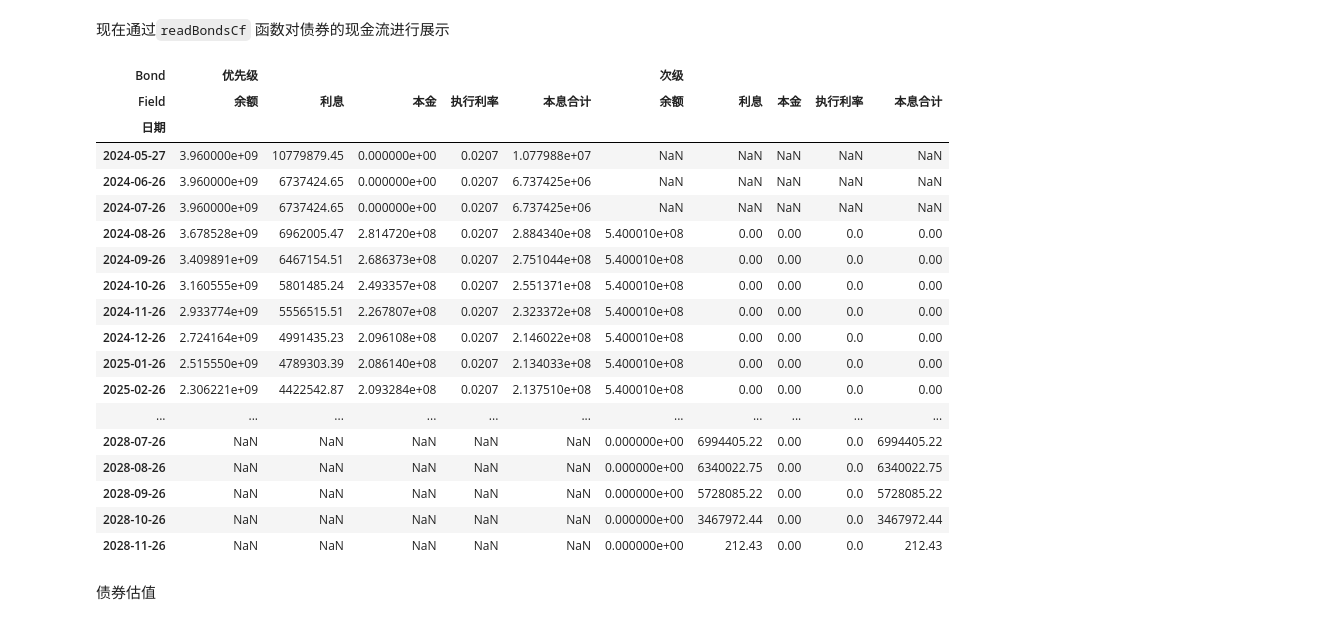
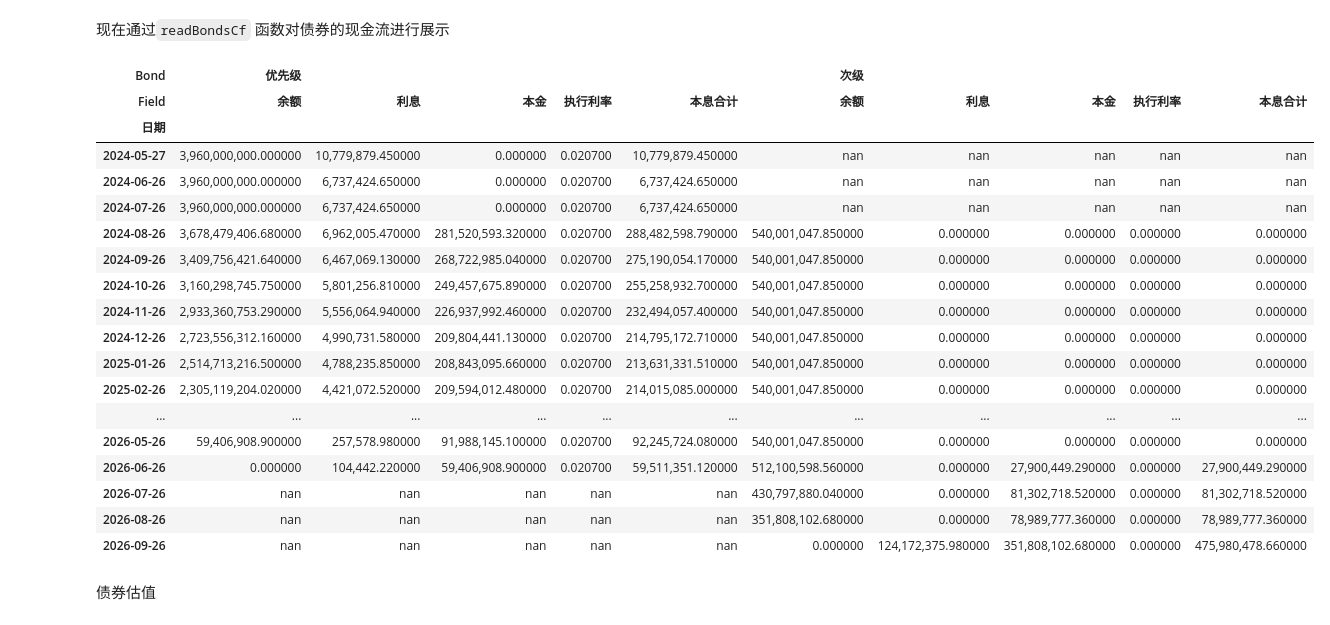
Before and after one commit to yellowbean/pyabs-doc, a Jupyter notebook: docs/source/nbsample/吉时代2024年第一期个人汽车抵押贷款资产支持证券.ipynb, the cells around one changed output. Saved outputs shown, nothing was run; the diff lists cells and outputs as text; code cells hidden in the pictures.

```diff
--- a/docs/source/nbsample/吉时代2024年第一期个人汽车抵押贷款资产支持证券.ipynb
+++ b/docs/source/nbsample/吉时代2024年第一期个人汽车抵押贷款资产支持证券.ipynb
@@ -216,37 +214,39 @@ r = localAPI.run(JSD_AUTO_2024_1
                 ,poolAssump=myAssumption
                  ,runAssump=[("revolving"
                                 ,["constant",revol_asset]
-                                ,("Pool",("Mortgage",{"CDR":0.01},None,None,None)
+                                ,("Pool",("Mortgage",None,None,None,None)
                                           ,None
                                           ,None))
                             ,("pricing",{"date":"2024-04-09"
-                                       ,"curve":[["2024-04-09",0.03]]})]
+                                       ,"curve":[["2024-04-09",0.03]]})
+                            ,("call",{"poolFactor":0.10})
+                            ]
                 ,read=True)
 # %% [markdown]
 现在通过`readBondsCf` 函数对债券的现金流进行展示
 # %%
 from absbox import readBondsCf
 
-readBondsCf(r['bonds'])
+readBondsCf(r['bonds']).style.format(thousands=",")
 # %% [output]
 | Bond | 优先级 |  |  |  |  | 次级 |  |  |  |  |
 | Field | 余额 | 利息 | 本金 | 执行利率 | 本息合计 | 余额 | 利息 | 本金 | 执行利率 | 本息合计 |
 | 日期 |  |  |  |  |  |  |  |  |  |  |
-| 2024-05-27 | 3.960000e+09 | 10779879.45 | 0.000000e+00 | 0.0207 | 1.077988e+07 | NaN | NaN | NaN | NaN | NaN |
-| 2024-06-26 | 3.960000e+09 | 6737424.65 | 0.000000e+00 | 0.0207 | 6.737425e+06 | NaN | NaN | NaN | NaN | NaN |
-| 2024-07-26 | 3.960000e+09 | 6737424.65 | 0.000000e+00 | 0.0207 | 6.737425e+06 | NaN | NaN | NaN | NaN | NaN |
-| 2024-08-26 | 3.678528e+09 | 6962005.47 | 2.814720e+08 | 0.0207 | 2.884340e+08 | 5.400010e+08 | 0.00 | 0.00 | 0.0 | 0.00 |
-| 2024-09-26 | 3.409891e+09 | 6467154.51 | 2.686373e+08 | 0.0207 | 2.751044e+08 | 5.400010e+08 | 0.00 | 0.00 | 0.0 | 0.00 |
-| 2024-10-26 | 3.160555e+09 | 5801485.24 | 2.493357e+08 | 0.0207 | 2.551371e+08 | 5.400010e+08 | 0.00 | 0.00 | 0.0 | 0.00 |
-| 2024-11-26 | 2.933774e+09 | 5556515.51 | 2.267807e+08 | 0.0207 | 2.323372e+08 | 5.400010e+08 | 0.00 | 0.00 | 0.0 | 0.00 |
-| 2024-12-26 | 2.724164e+09 | 4991435.23 | 2.096108e+08 | 0.0207 | 2.146022e+08 | 5.400010e+08 | 0.00 | 0.00 | 0.0 | 0.00 |
-| 2025-01-26 | 2.515550e+09 | 4789303.39 | 2.086140e+08 | 0.0207 | 2.134033e+08 | 5.400010e+08 | 0.00 | 0.00 | 0.0 | 0.00 |
-| 2025-02-26 | 2.306221e+09 | 4422542.87 | 2.093284e+08 | 0.0207 | 2.137510e+08 | 5.400010e+08 | 0.00 | 0.00 | 0.0 | 0.00 |
+| 2024-05-27 | 3,960,000,000.000000 | 10,779,879.450000 | 0.000000 | 0.020700 | 10,779,879.450000 | nan | nan | nan | nan | nan |
+| 2024-06-26 | 3,960,000,000.000000 | 6,737,424.650000 | 0.000000 | 0.020700 | 6,737,424.650000 | nan | nan | nan | nan | nan |
+| 2024-07-26 | 3,960,000,000.000000 | 6,737,424.650000 | 0.000000 | 0.020700 | 6,737,424.650000 | nan | nan | nan | nan | nan |
+| 2024-08-26 | 3,678,479,406.680000 | 6,962,005.470000 | 281,520,593.320000 | 0.020700 | 288,482,598.790000 | 540,001,047.850000 | 0.000000 | 0.000000 | 0.000000 | 0.000000 |
+| 2024-09-26 | 3,409,756,421.640000 | 6,467,069.130000 | 268,722,985.040000 | 0.020700 | 275,190,054.170000 | 540,001,047.850000 | 0.000000 | 0.000000 | 0.000000 | 0.000000 |
+| 2024-10-26 | 3,160,298,745.750000 | 5,801,256.810000 | 249,457,675.890000 | 0.020700 | 255,258,932.700000 | 540,001,047.850000 | 0.000000 | 0.000000 | 0.000000 | 0.000000 |
+| 2024-11-26 | 2,933,360,753.290000 | 5,556,064.940000 | 226,937,992.460000 | 0.020700 | 232,494,057.400000 | 540,001,047.850000 | 0.000000 | 0.000000 | 0.000000 | 0.000000 |
+| 2024-12-26 | 2,723,556,312.160000 | 4,990,731.580000 | 209,804,441.130000 | 0.020700 | 214,795,172.710000 | 540,001,047.850000 | 0.000000 | 0.000000 | 0.000000 | 0.000000 |
+| 2025-01-26 | 2,514,713,216.500000 | 4,788,235.850000 | 208,843,095.660000 | 0.020700 | 213,631,331.510000 | 540,001,047.850000 | 0.000000 | 0.000000 | 0.000000 | 0.000000 |
+| 2025-02-26 | 2,305,119,204.020000 | 4,421,072.520000 | 209,594,012.480000 | 0.020700 | 214,015,085.000000 | 540,001,047.850000 | 0.000000 | 0.000000 | 0.000000 | 0.000000 |
 | ... | ... | ... | ... | ... | ... | ... | ... | ... | ... | ... |
-| 2028-07-26 | NaN | NaN | NaN | NaN | NaN | 0.000000e+00 | 6994405.22 | 0.00 | 0.0 | 6994405.22 |
-| 2028-08-26 | NaN | NaN | NaN | NaN | NaN | 0.000000e+00 | 6340022.75 | 0.00 | 0.0 | 6340022.75 |
-| 2028-09-26 | NaN | NaN | NaN | NaN | NaN | 0.000000e+00 | 5728085.22 | 0.00 | 0.0 | 5728085.22 |
-| 2028-10-26 | NaN | NaN | NaN | NaN | NaN | 0.000000e+00 | 3467972.44 | 0.00 | 0.0 | 3467972.44 |
-| 2028-11-26 | NaN | NaN | NaN | NaN | NaN | 0.000000e+00 | 212.43 | 0.00 | 0.0 | 212.43 |
+| 2026-05-26 | 59,406,908.900000 | 257,578.980000 | 91,988,145.100000 | 0.020700 | 92,245,724.080000 | 540,001,047.850000 | 0.000000 | 0.000000 | 0.000000 | 0.000000 |
+| 2026-06-26 | 0.000000 | 104,442.220000 | 59,406,908.900000 | 0.020700 | 59,511,351.120000 | 512,100,598.560000 | 0.000000 | 27,900,449.290000 | 0.000000 | 27,900,449.290000 |
+| 2026-07-26 | nan | nan | nan | nan | nan | 430,797,880.040000 | 0.000000 | 81,302,718.520000 | 0.000000 | 81,302,718.520000 |
+| 2026-08-26 | nan | nan | nan | nan | nan | 351,808,102.680000 | 0.000000 | 78,989,777.360000 | 0.000000 | 78,989,777.360000 |
+| 2026-09-26 | nan | nan | nan | nan | nan | 0.000000 | 124,172,375.980000 | 351,808,102.680000 | 0.000000 | 475,980,478.660000 |
 # %% [markdown]
 债券估值
```
Also changed, not shown: parts of 17 cells of this notebook.
